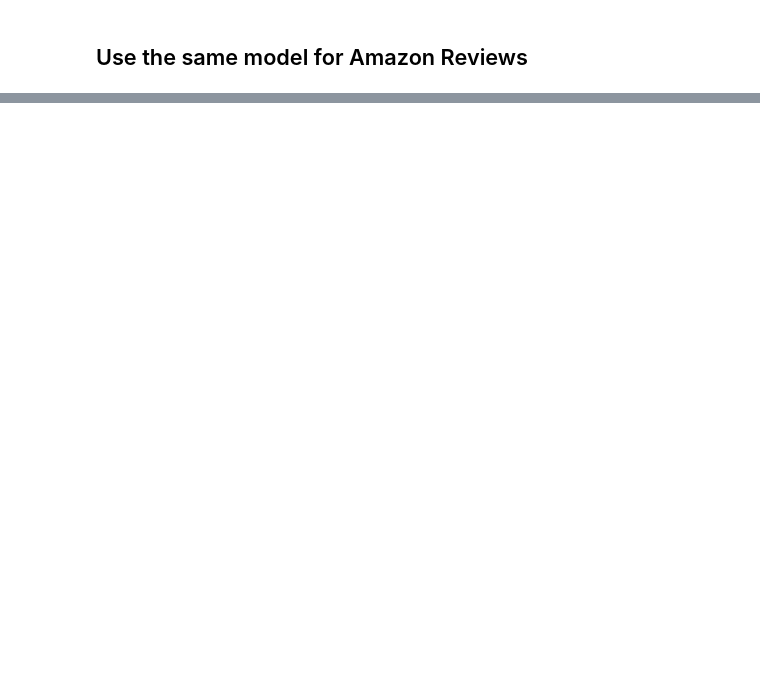
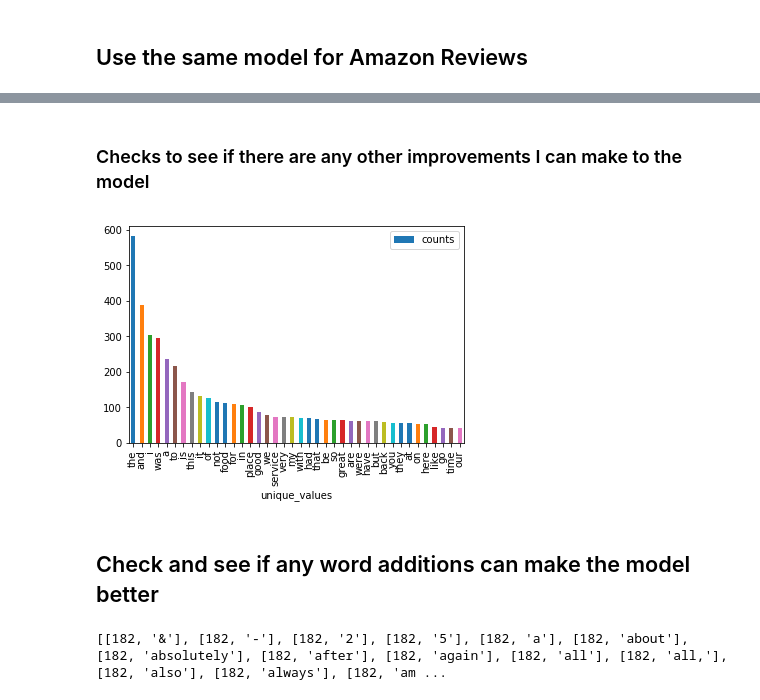
Before and after one commit to cbevis/U2_L2_P7_sentiment_classifier, a Jupyter notebook: U2_L2_P7_Review_Sentiment.ipynb, the cells around one changed output, grey strips where cells are left out. Saved outputs shown, nothing was run; the diff lists cells and outputs as text; code cells hidden in the pictures; blank space fills up the shorter version.

```diff
--- a/U2_L2_P7_Review_Sentiment.ipynb
+++ b/U2_L2_P7_Review_Sentiment.ipynb
@@ -129,0 +157,19 @@ Number of mislabeled points out of a total 1000 points : 383
+# %% [markdown]
+### Checks to see if there are any other improvements I can make to the model
+# %%
+data_path = 'sentiment labelled sentences/yelp_labelled.txt'
+yelp_raw = pd.read_csv(data_path, delimiter='\t', header=None)
+yelp_raw.columns = ['review', 'sentiment']
+# %%
+yelp_raw['review'] = yelp_raw['review'].str.lower()
+yelp_raw['review'] = yelp_raw['review'].str.strip('.,?!')
+words = yelp_raw['review'].str.split(' ', expand=True).stack().value_counts()
+words = words.rename_axis('unique_values').reset_index(name='counts')
+words = words[words['counts'] > 5]
+
+words_some = words[words['counts'] > 40]
+words_some.plot('unique_values', 'counts', kind='bar')
+plt.xticks(rotation=90)
+plt.show()
+# %% [output]
+[figure, added]
@@ -129,0 +244,8 @@ Number of mislabeled points out of a total 1000 points : 383
+# %% [markdown]
+## Check and see if any word additions can make the model better
+# %%
+# When this list is empty, there are no words additional words in the
+# data set that make the model better
+print(word_list)
+# %% [output]
+[[182, '&'], [182, '-'], [182, '2'], [182, '5'], [182, 'a'], [182, 'about'], [182, 'absolutely'], [182, 'after'], [182, 'again'], [182, 'all'], [182, 'all,'], [182, 'also'], [182, 'always'], [182, 'am ...
```
Also changed, not shown: parts of 11 cells of this notebook.
